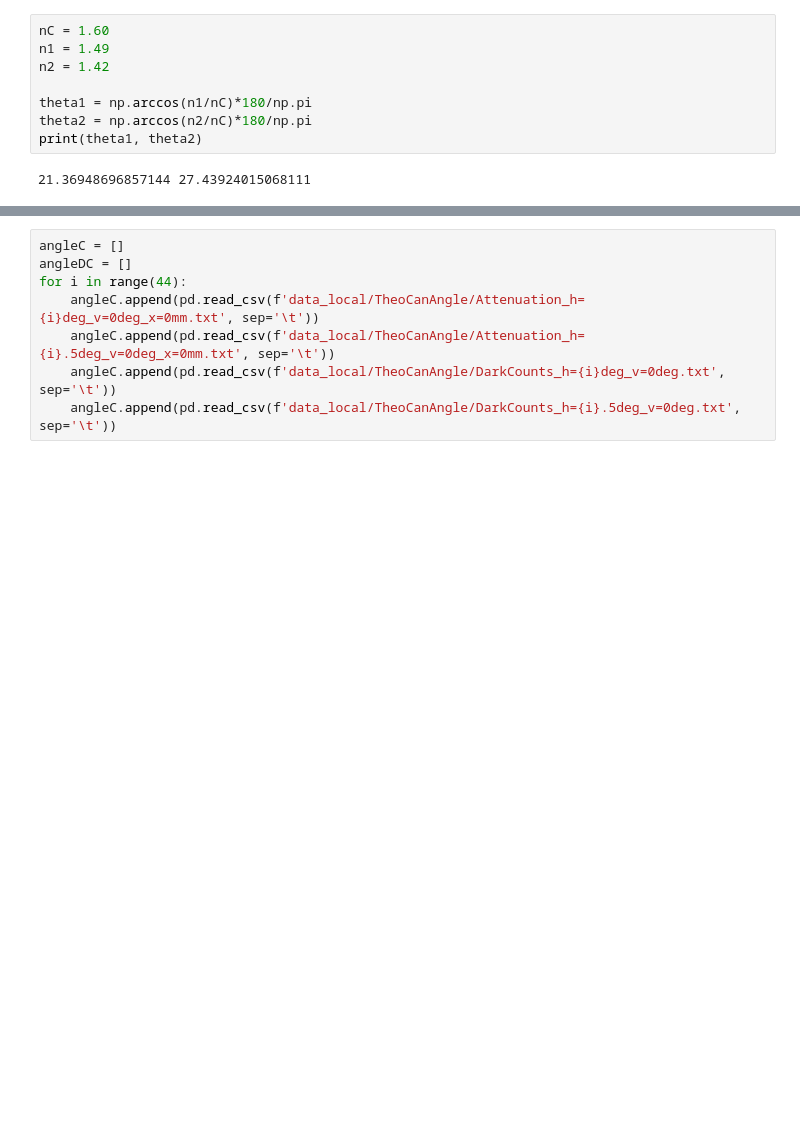
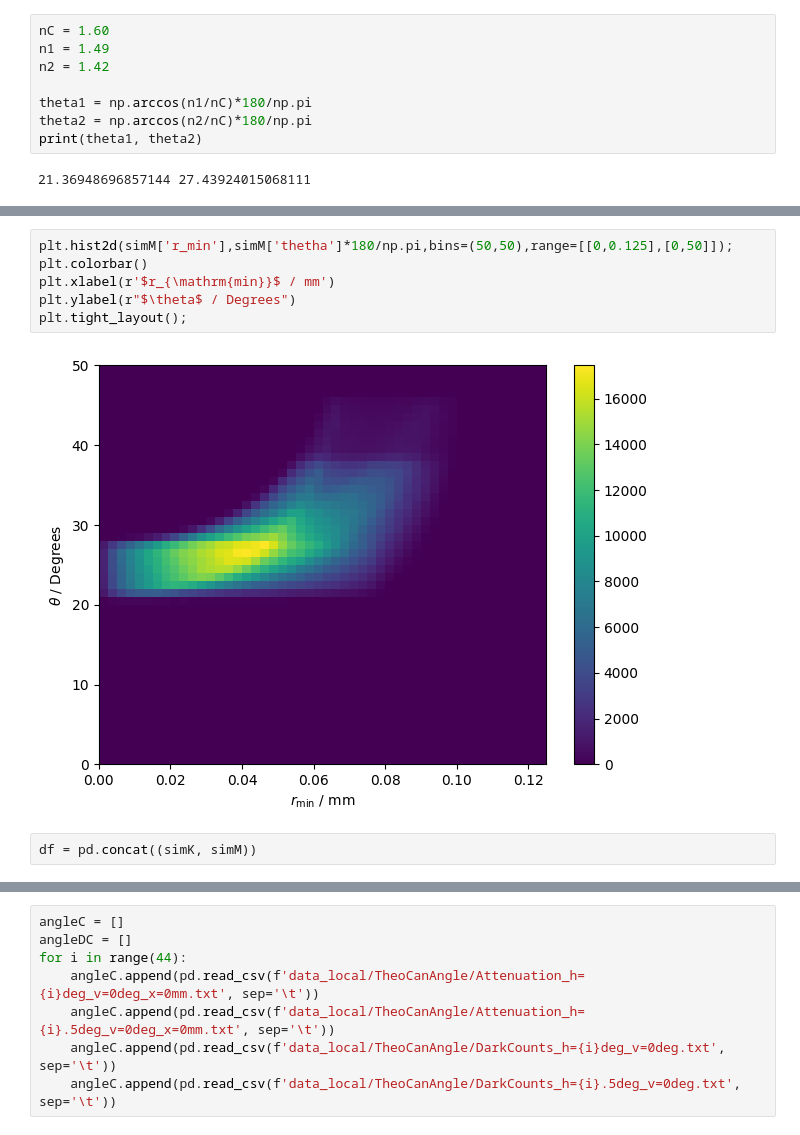
Before and after one commit to th3odor/TP_lab, a Jupyter notebook: reports/V_SciFi/aw.ipynb, the cells around one changed output, grey strips where cells are left out. Saved outputs shown, nothing was run; the diff lists cells and outputs as text; blank space fills up the shorter version.

```diff
--- a/reports/V_SciFi/aw.ipynb
+++ b/reports/V_SciFi/aw.ipynb
@@ -136,0 +159,10 @@ plt.legend();
+# %%
+plt.hist2d(simM['r_min'],simM['thetha']*180/np.pi,bins=(50,50),range=[[0,0.125],[0,50]]);
+plt.colorbar()
+plt.xlabel(r'$r_{\mathrm{min}}$ / mm')
+plt.ylabel(r"$\theta$ / Degrees")
+plt.tight_layout();
+# %% [output]
+[figure, added]
+# %%
+df = pd.concat((simK, simM))
```
Also changed, not shown: parts of 20 cells of this notebook.
